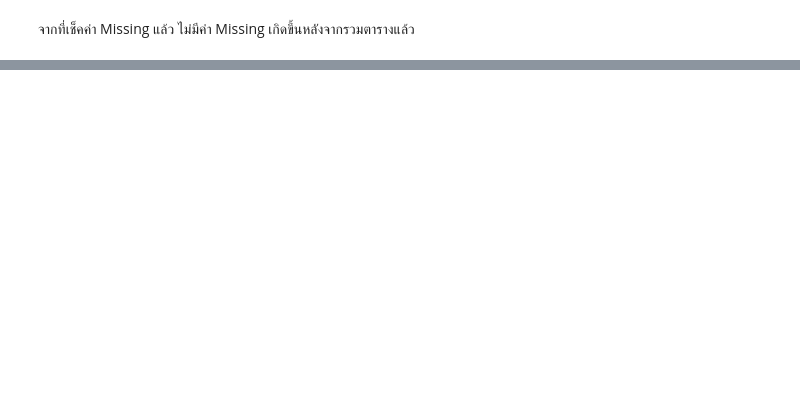
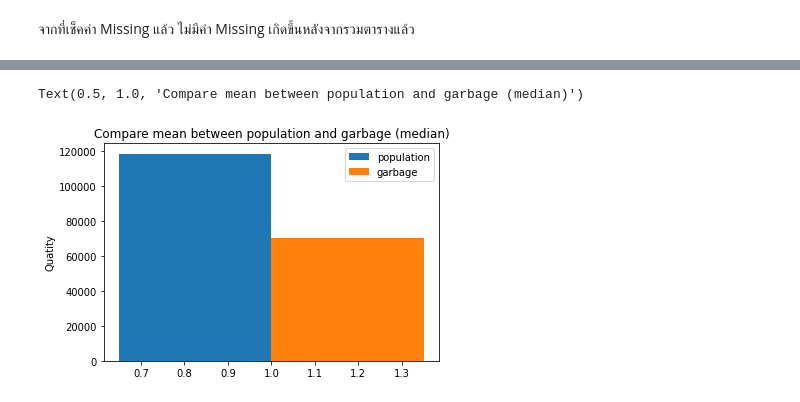
Before and after one commit to suphalaksana/DWDM21, a Jupyter notebook: Project_SUKUNA.ipynb, the cells around one changed output, grey strips where cells are left out. Drawn from its saved outputs; the diff is of its cells as text; code cells hidden in the pictures; blank space fills up the shorter version.

```diff
--- a/Project_SUKUNA.ipynb
+++ b/Project_SUKUNA.ipynb
@@ -685,0 +1396,17 @@ dtype: bool
+# %%
+labels = ['population2']
+pop_median_mean = [118393.1]
+gar_median_mean = [70118.9]
+#เลือกค่าmean มาplotกราฟ
+# %%
+width = 0.35
+
+plt.bar(np.array([1]) - width/2, pop_median_mean, width=width, label = 'population')
+plt.bar(np.array([1]) + width/2, gar_median_mean, width=width, label = 'garbage')
+plt.legend()
+
+plt.ylabel('Quatity')
+plt.title('Compare mean between population and garbage (median)')
+# %% [output]
+Text(0.5, 1.0, 'Compare mean between population and garbage (median)')
+[figure, added]
```
Also changed, not shown: parts of 145 cells of this notebook.
